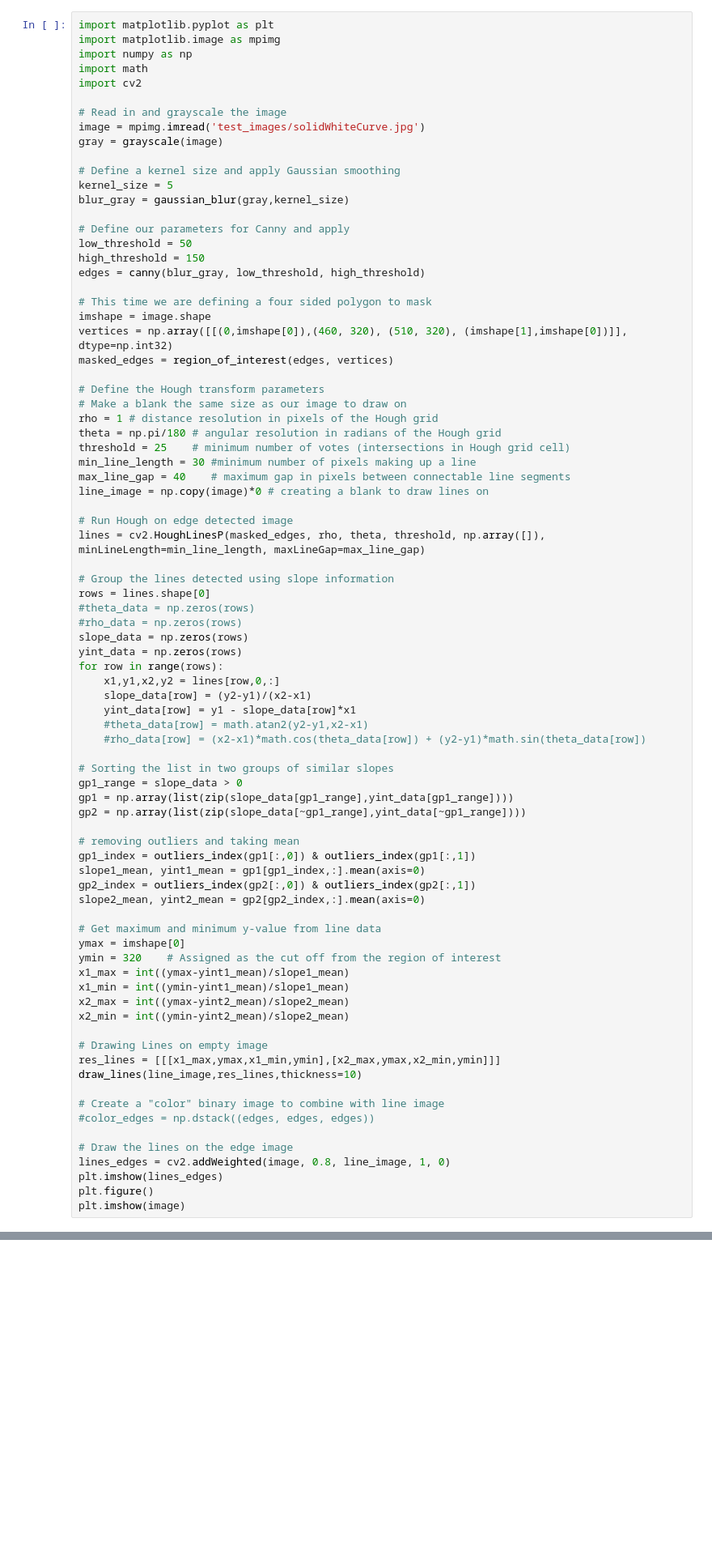
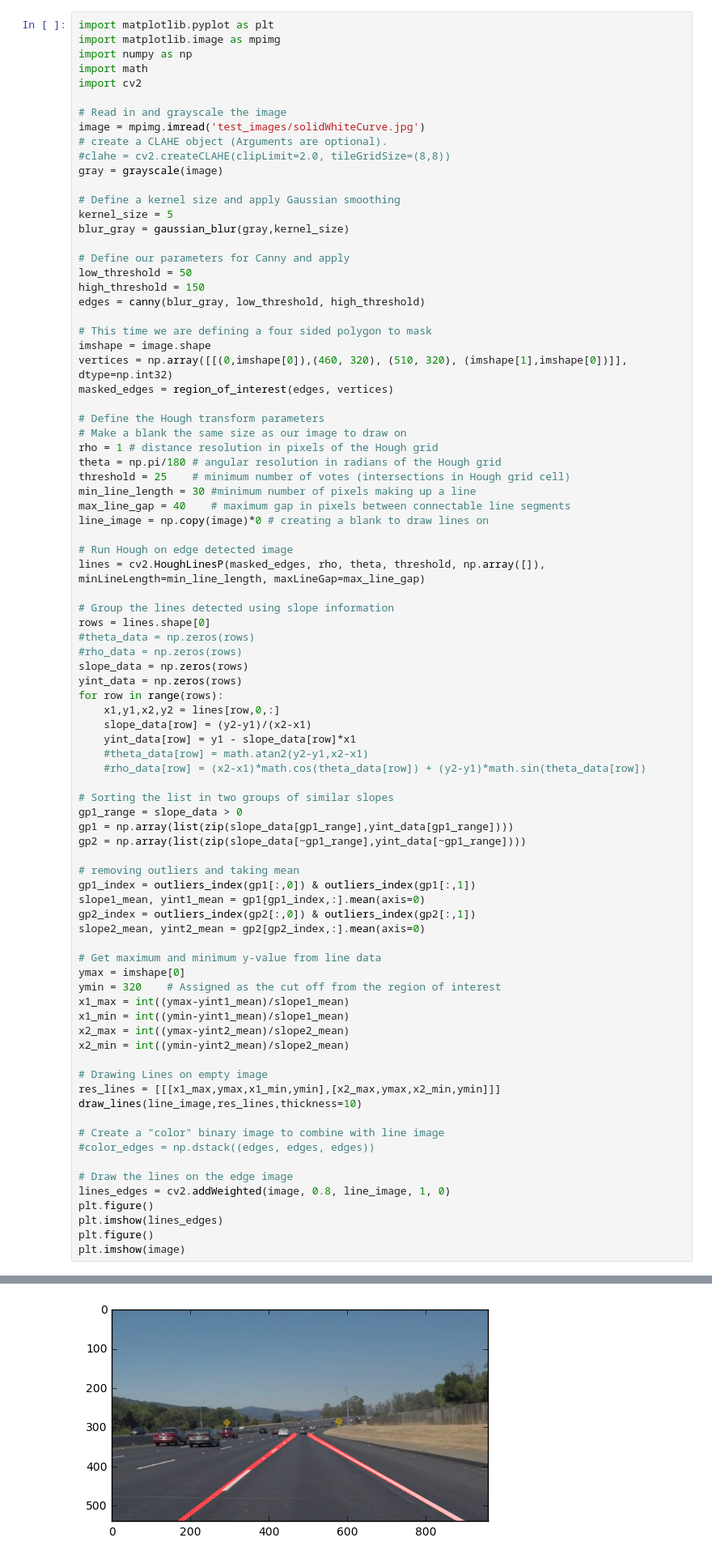
Before and after one commit to shehjar/P1_CarND_LaneLines, a Jupyter notebook: P1.ipynb, the cells around one changed output, grey strips where cells are left out. Shown at 81% size. Cells and saved outputs as stored; diff of their text form; blank space fills up the shorter version.

```diff
--- a/P1.ipynb
+++ b/P1.ipynb
@@ -216,6 +216,8 @@ import cv2
 
 # Read in and grayscale the image
 image = mpimg.imread('test_images/solidWhiteCurve.jpg')
+# create a CLAHE object (Arguments are optional).
+#clahe = cv2.createCLAHE(clipLimit=2.0, tileGridSize=(8,8))
 gray = grayscale(image)
 
 # Define a kernel size and apply Gaussian smoothing
@@ -263,30 +265,32 @@ gp1 = np.array(list(zip(slope_data[gp1_range],yint_data[gp1_range])))
 gp2 = np.array(list(zip(slope_data[~gp1_range],yint_data[~gp1_range])))
 
 # removing outliers and taking mean
 gp1_index = outliers_index(gp1[:,0]) & outliers_index(gp1[:,1])
 slope1_mean, yint1_mean = gp1[gp1_index,:].mean(axis=0)
 gp2_index = outliers_index(gp2[:,0]) & outliers_index(gp2[:,1])
 slope2_mean, yint2_mean = gp2[gp2_index,:].mean(axis=0)
 
 # Get maximum and minimum y-value from line data
 ymax = imshape[0]
 ymin = 320    # Assigned as the cut off from the region of interest
 x1_max = int((ymax-yint1_mean)/slope1_mean)
 x1_min = int((ymin-yint1_mean)/slope1_mean)
 x2_max = int((ymax-yint2_mean)/slope2_mean)
 x2_min = int((ymin-yint2_mean)/slope2_mean)
 
 # Drawing Lines on empty image
 res_lines = [[[x1_max,ymax,x1_min,ymin],[x2_max,ymax,x2_min,ymin]]]
 draw_lines(line_image,res_lines,thickness=10)
 
 # Create a "color" binary image to combine with line image
 #color_edges = np.dstack((edges, edges, edges))
 
 # Draw the lines on the edge image
 lines_edges = cv2.addWeighted(image, 0.8, line_image, 1, 0)
+plt.figure()
 plt.imshow(lines_edges)
 plt.figure()
 plt.imshow(image)
 # %% [output]
 <matplotlib.image.AxesImage at 0x...>
+[figure, added]
```
Also changed, not shown: parts of 8 cells of this notebook, 16 other files.
